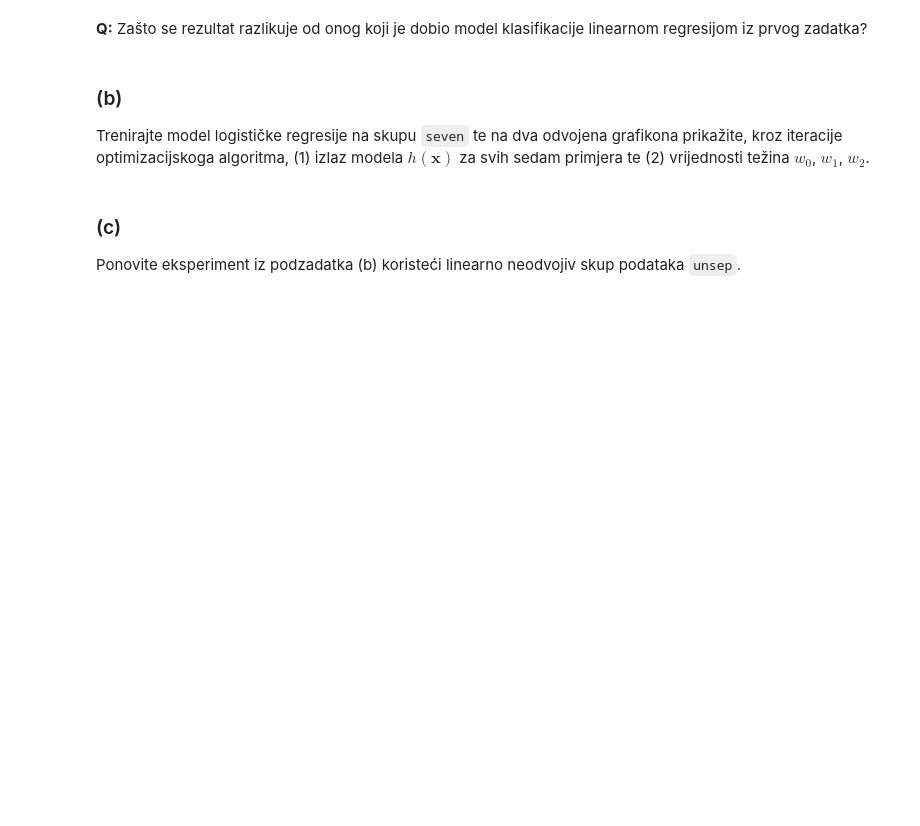
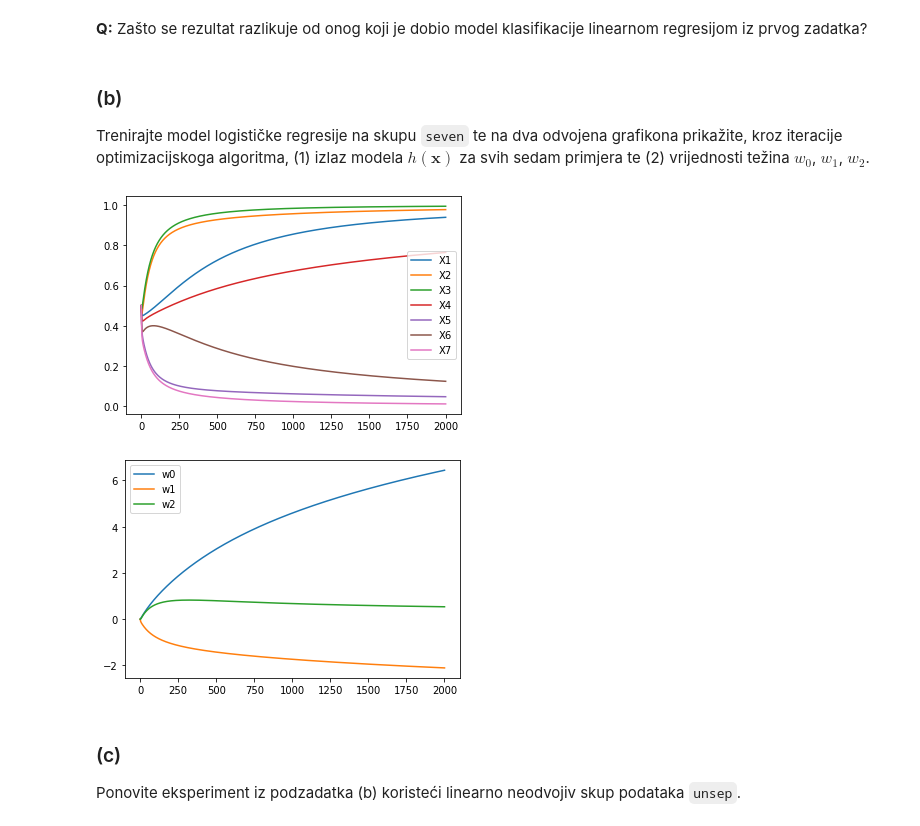
Before and after one commit to sskender/machine-learning-1, a Jupyter notebook: SU1-2021-06-07-LR.ipynb, the cells around one changed output. Saved outputs shown, nothing was run; the diff lists cells and outputs as text; code cells hidden in the pictures; blank space fills up the shorter version.

```diff
--- a/SU1-2021-06-07-LR.ipynb
+++ b/SU1-2021-06-07-LR.ipynb
@@ -222,11 +222,17 @@ for w_iteration in w_iterations_list:
     E_cross_list.append(E_cross)
 
     # calculate zero-one error
-    def h(x, w):
+    def override_h(x, w):
         x = np.insert(x, 0, 1)
         return lr_h(x, w) >= 0.5
 
-    seven_y_predicted = [h(x, w_iteration) for x in seven_X]
+    # get predicted seven_y
+    seven_y_predicted = list()
+    for X in seven_X:
+        y = override_h(X, w_iteration)
+        seven_y_predicted.append(y)
+
+    # actual zero one loss calculation
     E_zero = zero_one_loss(y_true=seven_y, y_pred=seven_y_predicted)
     E_zero_list.append(E_zero)
 
@@ -307,3 +311,47 @@ Trenirajte model logističke regresije na skupu `seven` te na dva odvojena grafi
+# %%
+w_list, w_iterations_list = lr_train(seven_X, seven_y, trace=True)
+
+# model h
+for X in seven_X:
+    h_list = list()
+
+    # calculate zero-one error
+    def override_h(x, w):
+        x = np.insert(x, 0, 1)
+        return lr_h(x, w)
+
+    for w_iteration in w_iterations_list:
+        h_out = override_h(X, w_iteration)
+        h_list.append(h_out)
+
+    # add to chart
+    plt.plot(X_os, h_list)
+
+# show chart of iterations
+plt.legend([f"X{i}" for i in range(1, len(seven_X)+1)], loc="best")
+plt.show()
+
+
+# iteration weights
+w0_list = list()
+w1_list = list()
+w2_list = list()
+
+for w_iteration in w_iterations_list:
+    w0_list.append(w_iteration[0])
+    w1_list.append(w_iteration[1])
+    w2_list.append(w_iteration[2])
+
+# show w chart
+X_os = np.linspace(0, len(w0_list), len(w0_list))
+plt.plot(X_os, w0_list)
+plt.plot(X_os, w1_list)
+plt.plot(X_os, w2_list)
+plt.legend(["w0", "w1", "w2"], loc="best")
+plt.show()
+# %% [output]
+[figure, added]
+[figure, added]
 # %% [markdown]
 ### (c)
 
```
Also changed, not shown: parts of 4 cells of this notebook.
